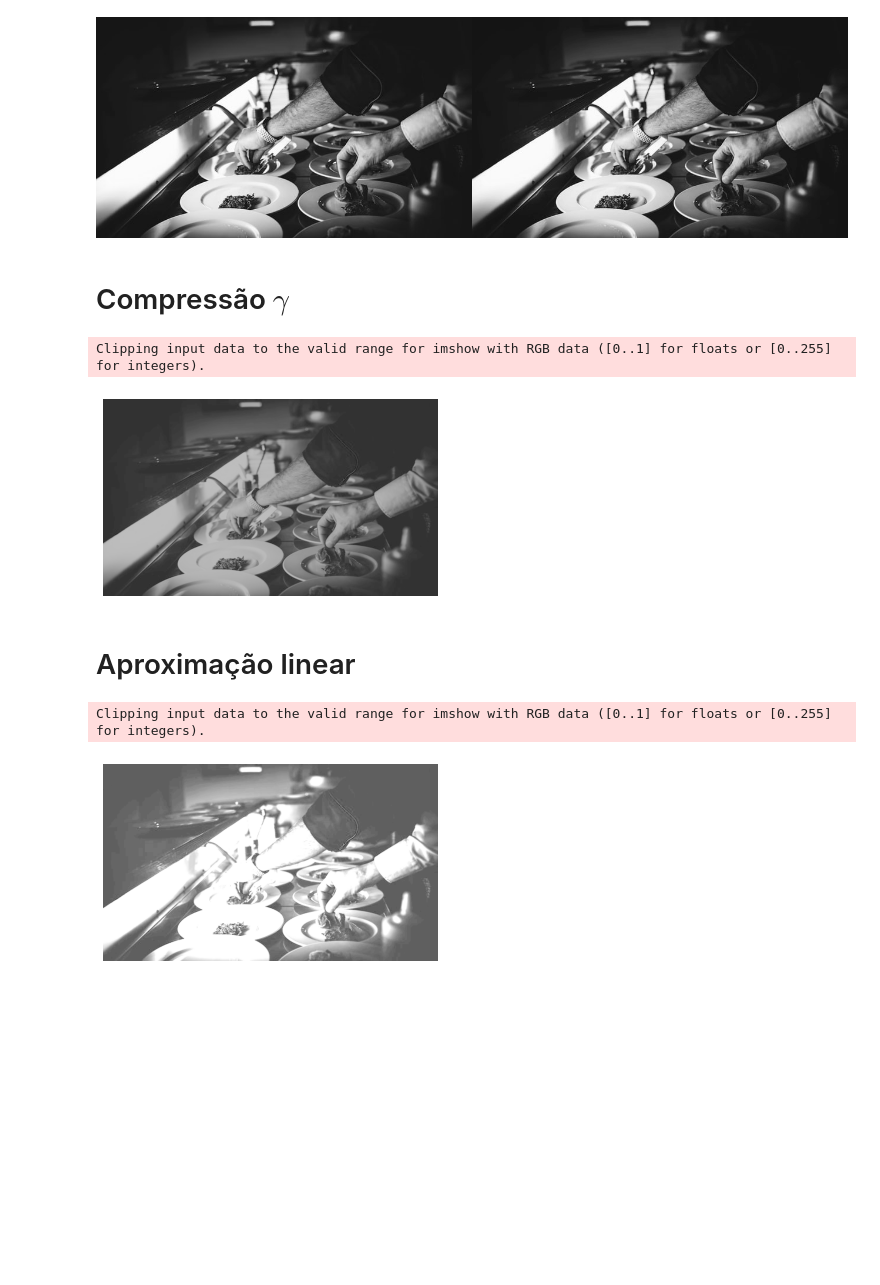
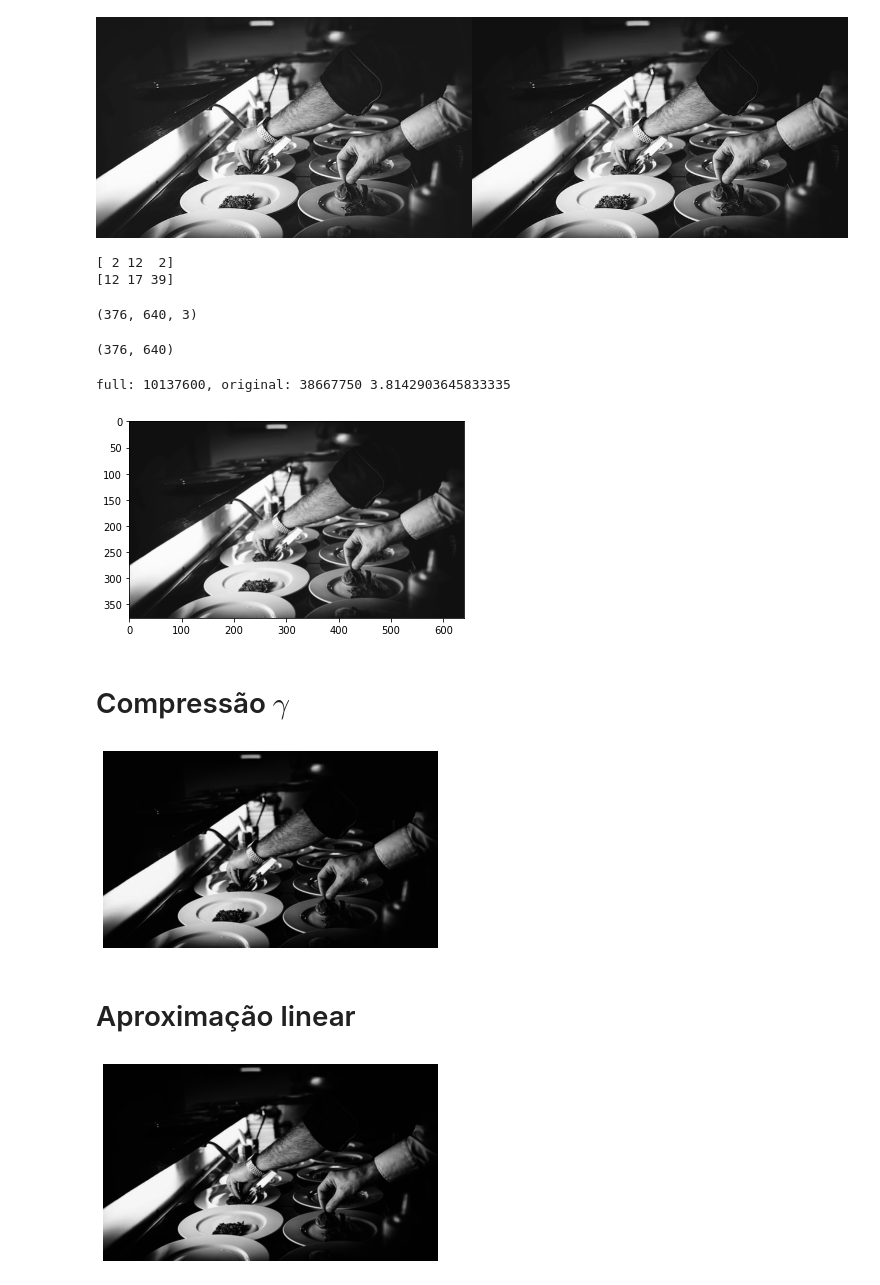
Before and after one commit to comp4018/02---aplicacao-de-aproximacao-linear-JefersonShimoda, a Jupyter notebook: Exame.ipynb, the cells around one changed output. Saved outputs shown, nothing was run; the diff lists cells and outputs as text; code cells hidden in the pictures; blank space fills up the shorter version.

```diff
--- a/Exame.ipynb
+++ b/Exame.ipynb
@@ -49,35 +56,62 @@ img_ones = Image.fromarray(concat)
 img_ones
 # %% [output]
 [figure]
+# %%
+print(res[0,0,:])
+print(img_arr[0,0,:])
+# %% [output]
+[ 2 12  2]
+[12 17 39]
+# %%
+res.shape
+# %% [output]
+(376, 640, 3)
+# %%
+np.sum(res, axis=2).shape
+# %% [output]
+(376, 640)
+# %%
+full = 1408 * 2400 * 3
+original = 2750 *  4687 * 3
+
+print(f"full: {full}, original: {original} {original/full}")
+# %% [output]
+full: 10137600, original: 38667750 3.8142903645833335
+# %%
+new_array_test = np.sum(res, axis=2)
+type(new_array_test)
+
+plt.imshow(new_array_test, cmap='gray')
+plt.show()
+# %% [output]
+[figure, added]
 # %% [markdown]
 # Compressão $\gamma$
 # %%
-i = np.asarray(luminance).copy()
+i = np.asarray(new_img_gray_average).copy()
 y = i.copy()/255
-if y[:,:,:].any() <= 0.0031308:
-  y[:,:,:] = y[:,:,:] * 12.92
+if y[:,:,:].any() <= 0.04045:
+  y[:,:,:] = y[:,:,:] / 12.92
 else:
-  y[:,:,:] = ((y[:,:,:]*1.055)**(1/2.4)) - 0.055
+  y[:,:,:] = (((y[:,:,:]+0.055)/1.055)**2.4)
 
 plt.imshow(y)
 plt.axis("off")
 plt.show()
 # %% [output]
-Clipping input data to the valid range for imshow with RGB data ([0..1] for floats or [0..255] for integers).
-[figure, old version]
+[figure, new version]
 # %% [markdown]
 # Aproximação linear
 # %%
 i = np.asarray(y).copy()
 linear = i.copy()
-lin = 0.299 * linear[:,:,0] + 0.587 * linear[:,:,1] + linear[:,:,2]
+lin = 0.299 * linear[:,:,0] + 0.587 * linear[:,:,1] + 0.114 * linear[:,:,2]
 linear[:,:,0] = lin
 linear[:,:,1] = lin
 linear[:,:,2] = lin
 
 plt.imshow(linear)
 plt.axis("off")
 plt.show()
 # %% [output]
-Clipping input data to the valid range for imshow with RGB data ([0..1] for floats or [0..255] for integers).
-[figure, old version]
+[figure, new version]
```
Also changed, not shown: parts of 3 cells of this notebook.
